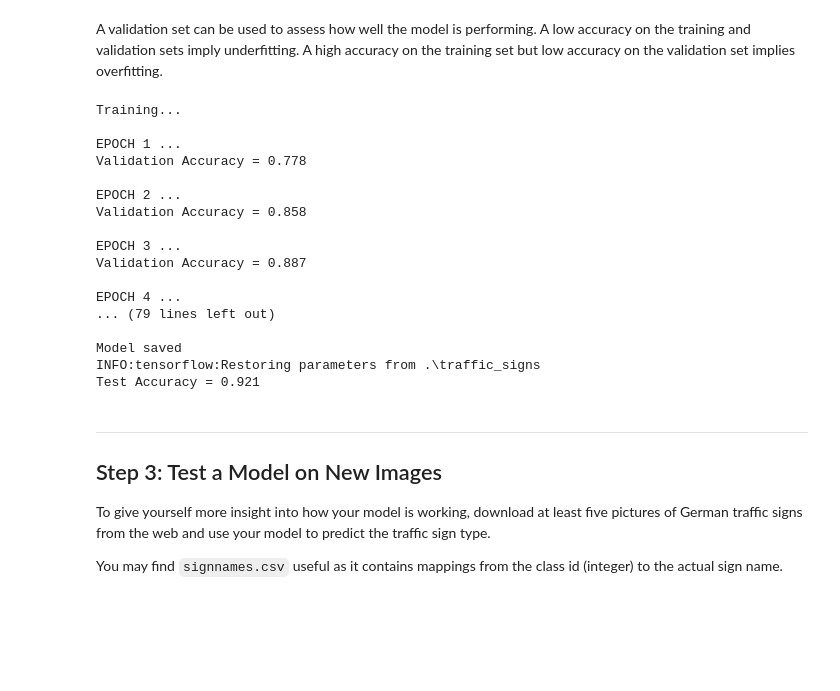
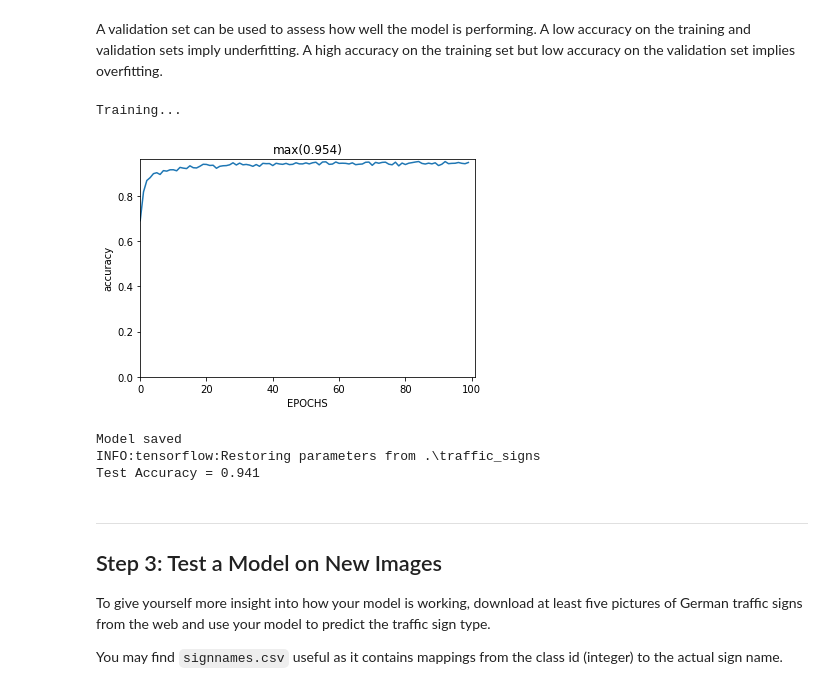
Before and after one commit to jcmaeng/CarND-Traffic-Sign-Classifier-Project, a Jupyter notebook: Traffic_Sign_Classifier.ipynb, the cells around one changed output. Drawn from its saved outputs; the diff is of its cells as text; code cells hidden in the pictures; blank space fills up the shorter version.

```diff
--- a/Traffic_Sign_Classifier.ipynb
+++ b/Traffic_Sign_Classifier.ipynb
@@ -250,52 +250,50 @@ def evaluate(X_data, y_data):
         batch_x, batch_y = X_data[offset:offset+BATCH_SIZE], y_data[offset:offset+BATCH_SIZE]
         accuracy = sess.run(accuracy_operation, feed_dict={x: batch_x, y: batch_y})
         total_accuracy += (accuracy * len(batch_x))
     return total_accuracy / num_examples
 
 with tf.Session(config=tf.ConfigProto(log_device_placement=True)) as sess:
     sess.run(tf.global_variables_initializer())
     num_examples = len(X_train)
 
     print("Training...")
     print()
+    points = list()
     for i in range(EPOCHS):
         X_train, y_train = shuffle(X_train, y_train)
         for offset in range(0, num_examples, BATCH_SIZE):
             end = offset + BATCH_SIZE
             batch_x, batch_y = X_train[offset:end], y_train[offset:end]
             sess.run(training_operation, feed_dict={x: batch_x, y: batch_y})
 
         validation_accuracy = evaluate(X_valid, y_valid)
-        print("EPOCH {} ...".format(i+1))
-        print("Validation Accuracy = {:.3f}".format(validation_accuracy))
-        print()
+        #print("EPOCH {} ...".format(i+1))
+        #print("Validation Accuracy = {:.3f}".format(validation_accuracy))
+        #print()
+        points.append(validation_accuracy)
+
+    print()
+    plt.plot(points)
+    plt.axis([0, EPOCHS*1.01, 0, max(points)*1.01])
+    plt.title('max({:.3f})'.format(max(points)))
+    plt.xlabel('EPOCHS')
+    plt.ylabel('accuracy')
+    plt.show()
 
     saver.save(sess, './traffic_signs')
     print("Model saved")
 
 with tf.Session() as sess:
     saver.restore(sess, tf.train.latest_checkpoint('.'))
 
     test_accuracy = evaluate(X_test, y_test)
     print("Test Accuracy = {:.3f}".format(test_accuracy))
 # %% [output]
 Training...
-
-EPOCH 1 ...
-Validation Accuracy = 0.778
-
-EPOCH 2 ...
-Validation Accuracy = 0.858
-
-EPOCH 3 ...
-Validation Accuracy = 0.887
-
-EPOCH 4 ...
-... (79 lines left out)
-
-Model saved
-INFO:tensorflow:Restoring parameters from .\traffic_signs
-Test Accuracy = 0.921
+[figure, added]
+Model saved
+INFO:tensorflow:Restoring parameters from .\traffic_signs
+Test Accuracy = 0.941
 # %% [markdown]
 ---
 
```
Also changed, not shown: parts of 6 cells of this notebook, 1 other file.
